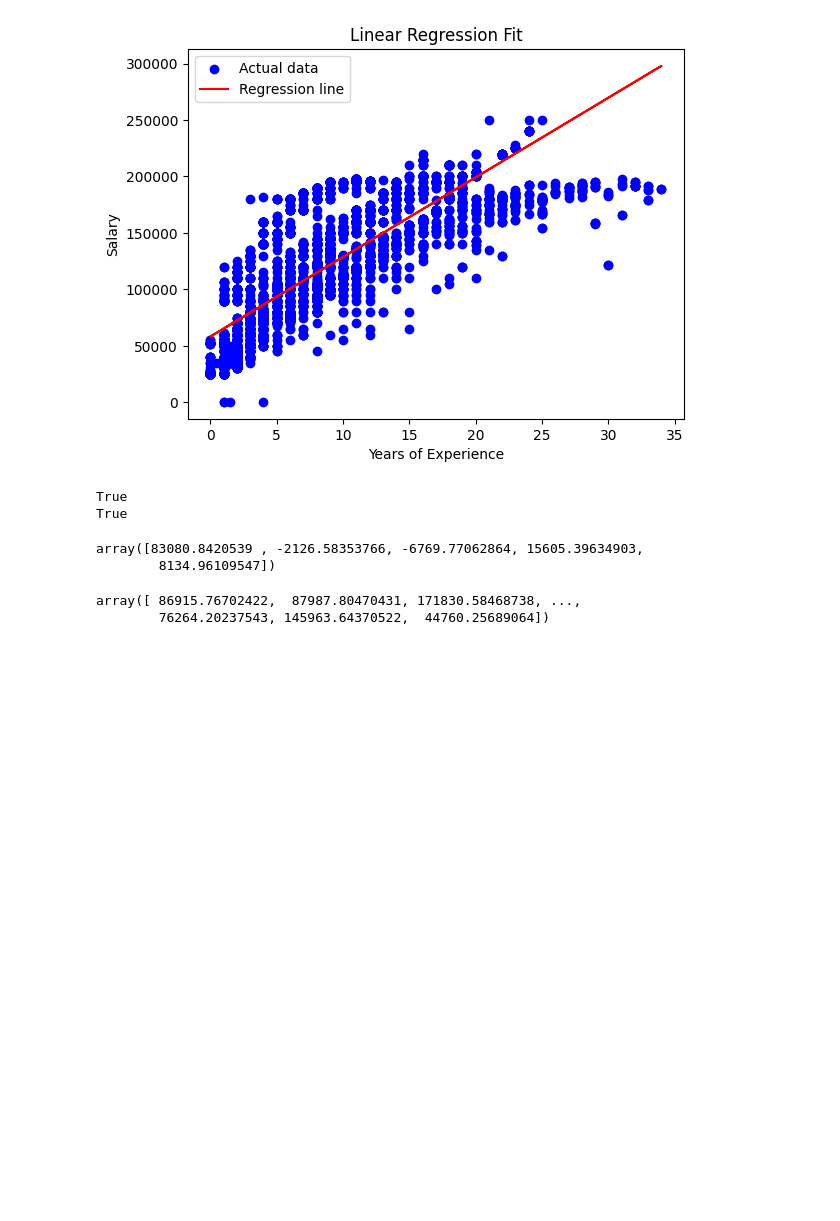
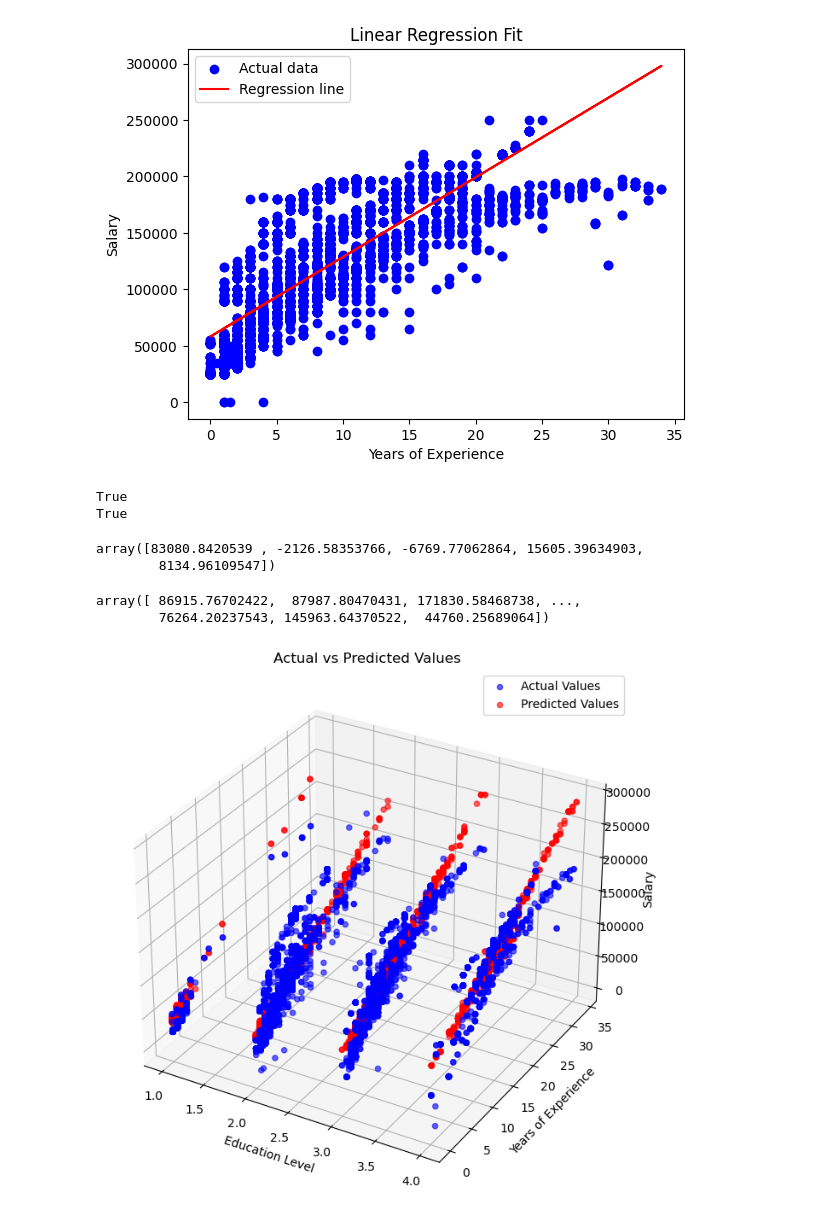
Before and after one commit to yash750/MachineLearning, a Jupyter notebook: Implementation.ipynb, the cells around one changed output. Drawn from its saved outputs; the diff is of its cells as text; code cells hidden in the pictures; blank space fills up the shorter version.

Commit message:
3D plotting

```diff
--- a/Implementation.ipynb
+++ b/Implementation.ipynb
@@ -163,3 +163,33 @@ Y_test
 # %% [output]
 array([ 86915.76702422,  87987.80470431, 171830.58468738, ...,
         76264.20237543, 145963.64370522,  44760.25689064])
+# %%
+from mpl_toolkits.mplot3d import Axes3D
+import matplotlib.pyplot as plt
+
+# Select two features for 3D visualization (e.g., "Education Level" and "Years of Experience")
+feature1 = X_train["Education Level"]
+feature2 = X_train["Years of Experience"]
+predicted = Y_test
+
+# Create a 3D scatter plot
+fig = plt.figure(figsize=(10, 8))
+ax = fig.add_subplot(111, projection='3d')
+
+# Scatter plot for actual Y values
+ax.scatter(feature1, feature2, Y_train_array, color='blue', alpha=0.6, label="Actual Values")
+
+# Scatter plot for predicted Y values
+ax.scatter(feature1, feature2, predicted, color='red', alpha=0.6, label="Predicted Values")
+
+# Add labels and title
+ax.set_xlabel("Education Level")
+ax.set_ylabel("Years of Experience")
+ax.set_zlabel("Salary")
+ax.set_title("Actual vs Predicted Values")
+ax.legend()
+
+# Show the plot
+plt.show()
+# %% [output]
+[figure, added]
```
